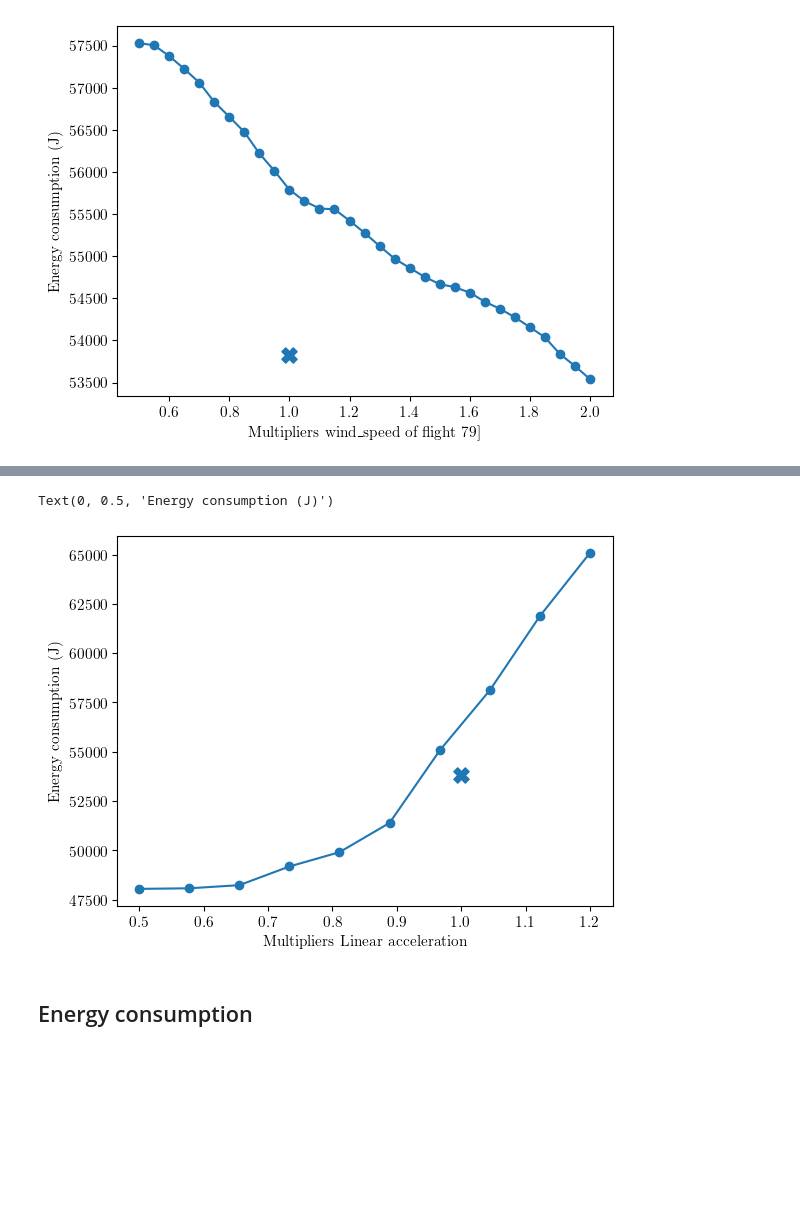
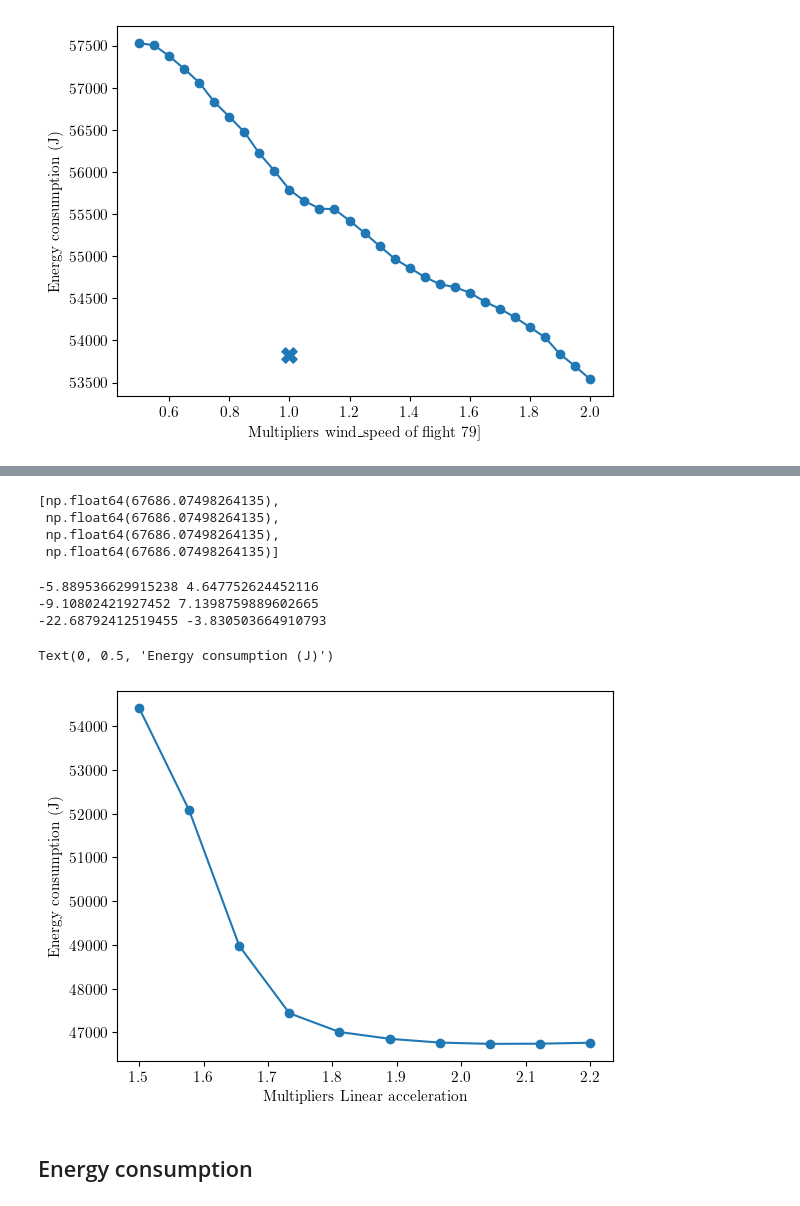
Before and after one commit to kanchanbansal-lab/Research_task, a Jupyter notebook: data_analysis_report.ipynb, the cells around one changed output, grey strips where cells are left out. Cells and saved outputs as stored; diff of their text form; code cells hidden in the pictures; blank space fills up the shorter version.

```diff
--- a/data_analysis_report.ipynb
+++ b/data_analysis_report.ipynb
@@ -1132,35 +1133,50 @@ ValueError: operands could not be broadcast together with shapes (194,) (766,)
+# %%
+pred_energies
+# %% [output]
+[np.float64(67686.07498264135),
+ np.float64(67686.07498264135),
+ np.float64(67686.07498264135),
+ np.float64(67686.07498264135)]
+# %%
+print(df["linear_acceleration_x"].min(), df["linear_acceleration_x"].max())
+print(df["linear_acceleration_y"].min(), df["linear_acceleration_y"].max())
+print(df["linear_acceleration_z"].min(), df["linear_acceleration_z"].max())
+# %% [output]
+-5.889536629915238 4.647752624452116
+-9.10802421927452 7.1398759889602665
+-22.68792412519455 -3.830503664910793
 # %%
 df_79["wind_speed"] = df[df["flight"] == 79]["wind_speed"]
 df_79["payload_kg"] = df[df["flight"] == 79]["payload_kg"]
 
-multipliers = np.linspace(0.5, 1.2, 10)
+multipliers = np.linspace(1.5, 2.2, 10)
 
 pred_energies = []
 acc_multipliers = []
 
 for m in multipliers:
     df_79["linear_acceleration_x"] = m * df[df["flight"] == 79]["linear_acceleration_x"]
     df_79["linear_acceleration_y"] = m * df[df["flight"] == 79]["linear_acceleration_y"]
     df_79["linear_acceleration_z"] = m * df[df["flight"] == 79]["linear_acceleration_z"]
 
     pred_power = rf.predict(df_79[feature_cols])
     pred_energy_joules = np.trapezoid(pred_power, x=t)
 
     pred_energies.append(pred_energy_joules)
     acc_multipliers.append(m)
 
 # --- Plot ---
 plt.figure()
 plt.plot(acc_multipliers, pred_energies, marker="o", label="Predicted energy (RF)")
 
 # Plot real energy at the *original* linear_acceleration_x (mean used as x-position)
-plt.scatter([1], [real_energy_joules], s=120, marker="X", label="Real energy @ original linear_acceleration_x")
+# plt.scatter([1], [real_energy_joules], s=120, marker="X", label="Real energy @ original linear_acceleration_x")
 
 plt.xlabel("Multipliers Linear acceleration")
 plt.ylabel("Energy consumption (J)")
 # %% [output]
 Text(0, 0.5, 'Energy consumption (J)')
-[figure, old version]
+[figure, new version]
 # %% [markdown]
 ## Energy consumption
 # %%
```
Also changed, not shown: parts of 1 cell of this notebook, 1 other file.
